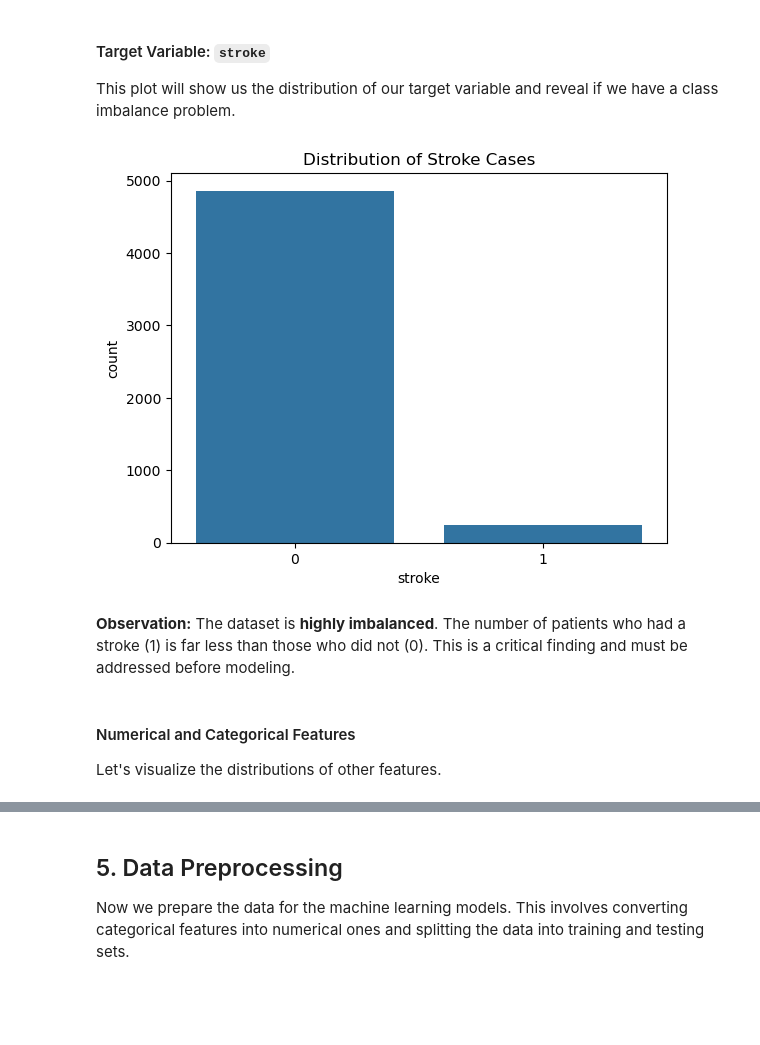
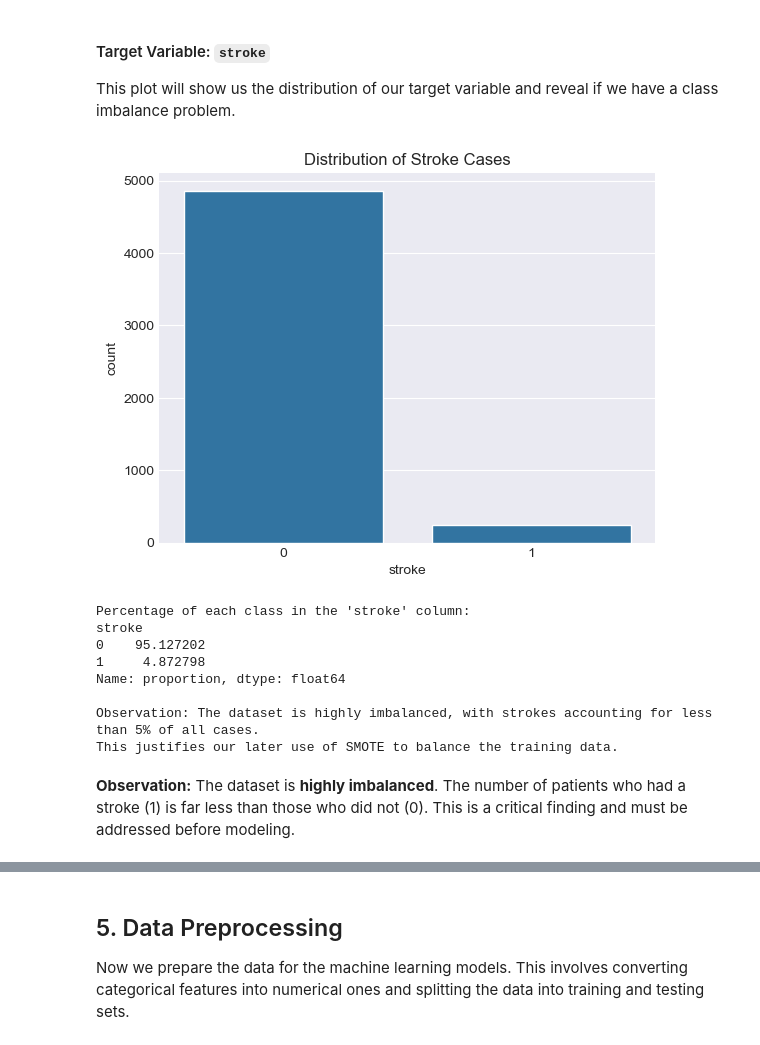
Before and after one commit to koba4real/MLDM-stroke-prediction-project, a Jupyter notebook: main-analysis.ipynb, the cells around one changed output, grey strips where cells are left out. Cells and saved outputs as stored; diff of their text form; code cells hidden in the pictures; blank space fills up the shorter version.

```diff
--- a/main-analysis.ipynb
+++ b/main-analysis.ipynb
@@ -371,18 +472,31 @@ Visualizing the data is the best way to understand it.
 #### Target Variable: `stroke`
 
 This plot will show us the distribution of our target variable and reveal if we have a class imbalance problem.
-# %%
-sns.countplot(x='stroke', data=df)
-plt.title('Distribution of Stroke Cases')
-plt.show()
-# %% [output]
-[figure, removed]
+# %%
+# Create a count plot for the 'stroke' column
+sns.countplot(x='stroke', data=df)
+plt.title('Distribution of Stroke Cases')
+plt.show()
+
+# Calculate and print the exact percentage
+stroke_percentage = df['stroke'].value_counts(normalize=True) * 100
+print("Percentage of each class in the 'stroke' column:")
+print(stroke_percentage)
+
+print("\nObservation: The dataset is highly imbalanced, with strokes accounting for less than 5% of all cases.")
+print("This justifies our later use of SMOTE to balance the training data.")
+# %% [output]
+[figure, added]
+Percentage of each class in the 'stroke' column:
+stroke
+0    95.127202
+1     4.872798
+Name: proportion, dtype: float64
+
+Observation: The dataset is highly imbalanced, with strokes accounting for less than 5% of all cases.
+This justifies our later use of SMOTE to balance the training data.
 # %% [markdown]
 **Observation:** The dataset is **highly imbalanced**. The number of patients who had a stroke (1) is far less than those who did not (0). This is a critical finding and must be addressed before modeling.
-# %% [markdown]
-#### Numerical and Categorical Features
-
-Let's visualize the distributions of other features.
 # %%
 # Example: Age distribution
 sns.histplot(df['age'], kde=True)
```
Also changed, not shown: parts of 9 cells of this notebook.
